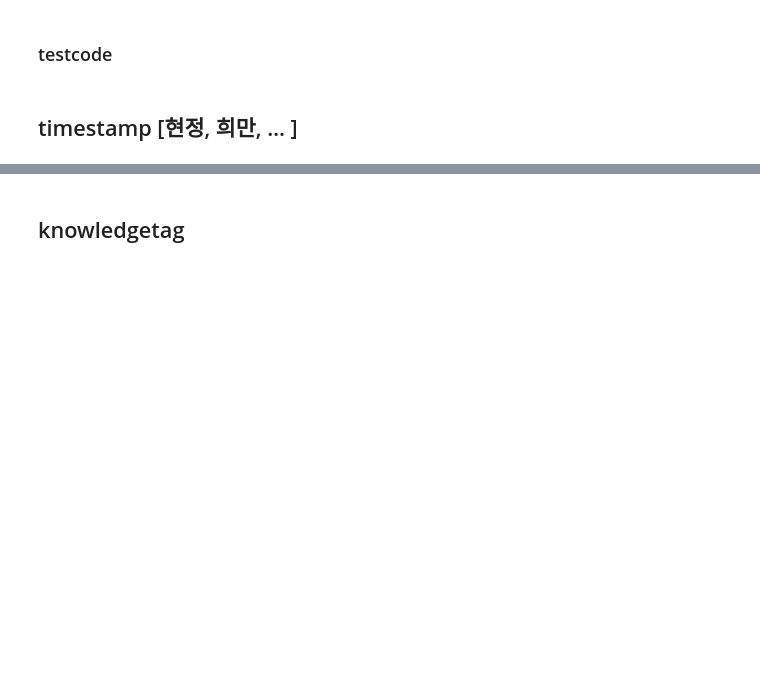
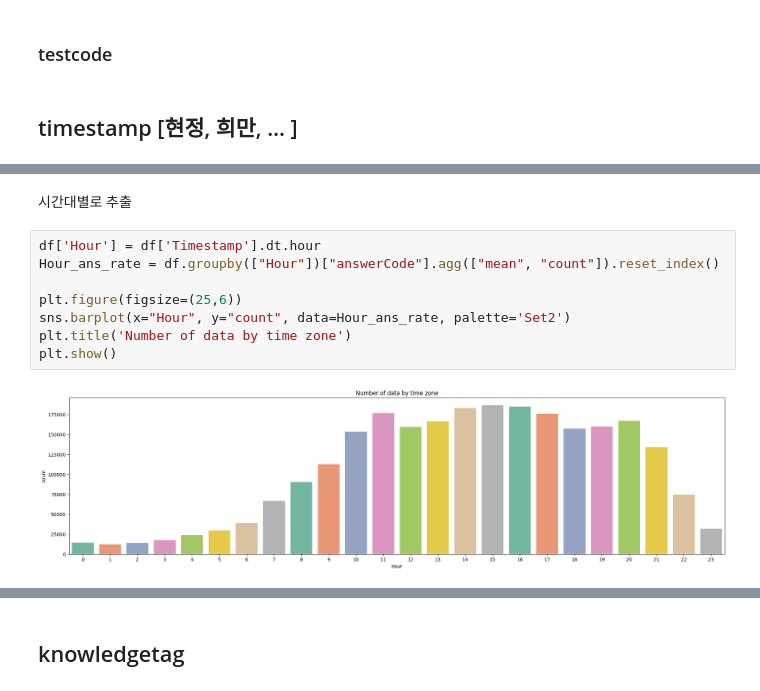
Before and after one commit to boostcampaitech5/level2_dkt-recsys-09, a Jupyter notebook: eda/eda_integration.ipynb, the cells around one changed output, grey strips where cells are left out. Saved outputs shown, nothing was run; the diff lists cells and outputs as text; blank space fills up the shorter version.

```diff
--- a/eda/eda_integration.ipynb
+++ b/eda/eda_integration.ipynb
@@ -100,0 +163,12 @@ df
+# %% [markdown]
+시간대별로 추출
+# %%
+df['Hour'] = df['Timestamp'].dt.hour
+Hour_ans_rate = df.groupby(["Hour"])["answerCode"].agg(["mean", "count"]).reset_index()
+
+plt.figure(figsize=(25,6))
+sns.barplot(x="Hour", y="count", data=Hour_ans_rate, palette='Set2')
+plt.title('Number of data by time zone')
+plt.show()
+# %% [output]
+[figure, added]
```
Also changed, not shown: parts of 15 cells of this notebook.
